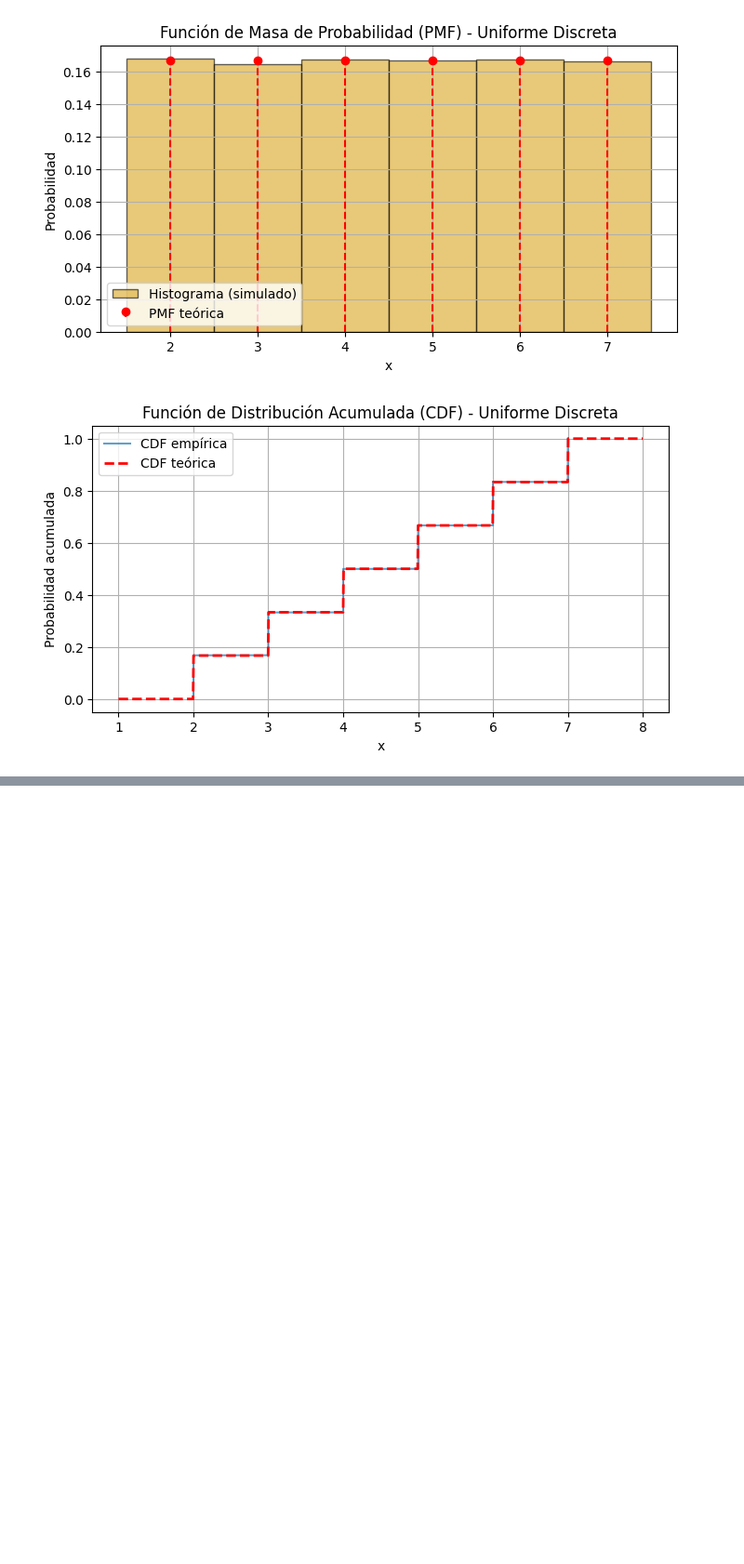
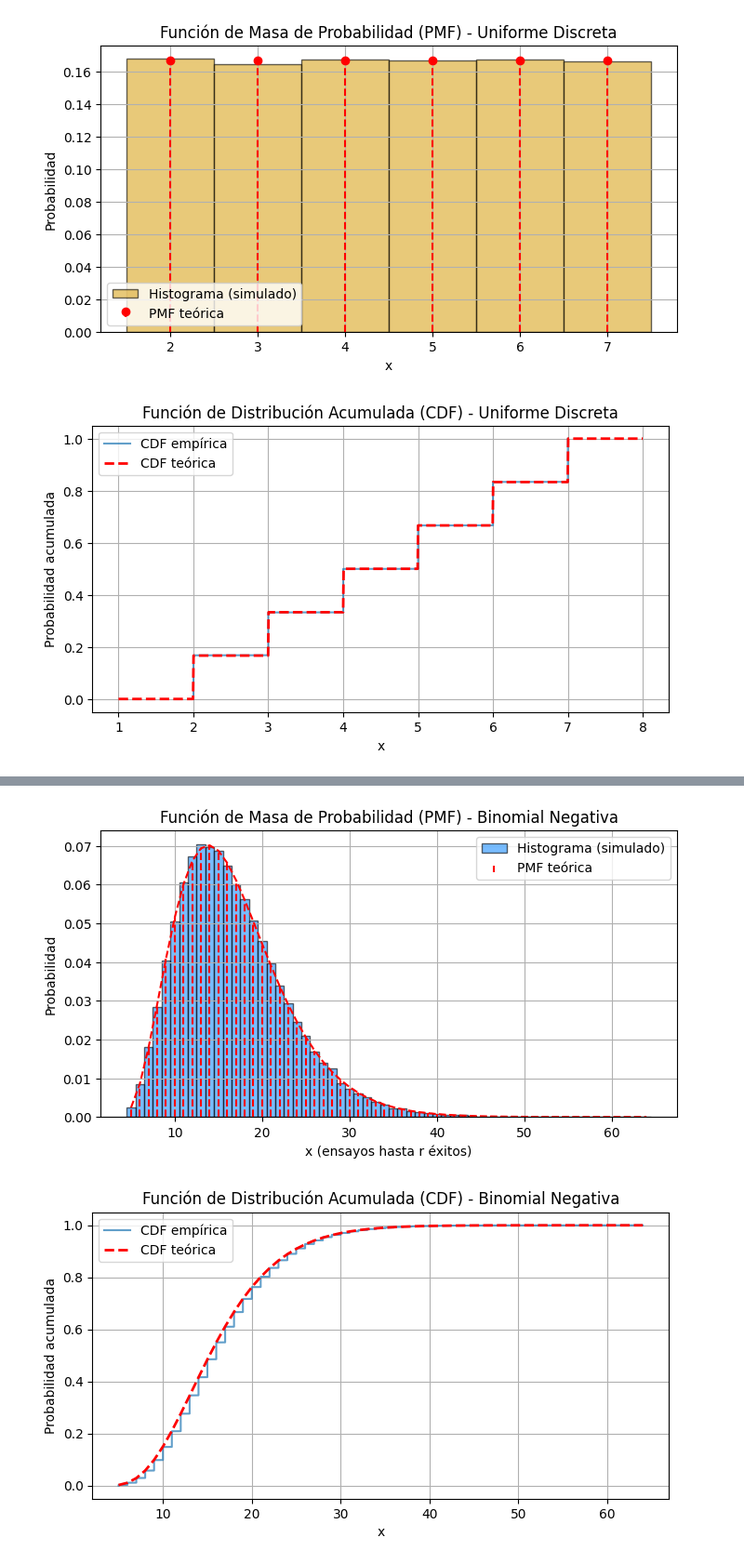
Before and after one commit to TonySC1300/Simulacion1, a Jupyter notebook: Catalogo.ipynb, the cells around one changed output, grey strips where cells are left out. Shown at 93% size. Cells and saved outputs as stored; diff of their text form; code cells hidden in the pictures; blank space fills up the shorter version.

```diff
--- a/Catalogo.ipynb
+++ b/Catalogo.ipynb
@@ -2101,0 +2642,78 @@ Desviación estándar teórica: 1.7078 | Empírica: 1.7082
+# %%
+import numpy as np
+import matplotlib.pyplot as plt
+from random import random
+from math import comb
+
+# Parámetros de la distribución binomial negativa
+nb_r = 5       # número de éxitos requeridos
+nb_p = 0.3     # probabilidad de éxito
+
+# Teóricos
+nb_media_teo = nb_r / nb_p
+nb_var_teo = nb_r * (1 - nb_p) / nb_p**2
+nb_std_teo = np.sqrt(nb_var_teo)
+
+# Simulación directa: cuenta ensayos hasta alcanzar r éxitos
+def simular_binomial_negativa(n):
+    lista_nb = []
+    for _ in range(n):
+        exitos = 0
+        ensayos = 0
+        while exitos < nb_r:
+            ensayos += 1
+            if random() < nb_p:
+                exitos += 1
+        lista_nb.append(ensayos)
+    return lista_nb
+
+# Número de simulaciones
+k_nb = 100000
+
+# Llamada a la función
+datos_nb = simular_binomial_negativa(k_nb)
+
+# Estadísticas empíricas
+nb_media_emp = np.mean(datos_nb)
+nb_var_emp = np.var(datos_nb)
+nb_std_emp = np.std(datos_nb)
+
+# Imprimir resultados
+print(f"Distribución Binomial Negativa (r={nb_r}, p={nb_p}) con {k_nb} simulaciones")
+print(f"Media teórica: {nb_media_teo:.4f} | Empírica: {nb_media_emp:.4f}")
+print(f"Varianza teórica: {nb_var_teo:.4f} | Empírica: {nb_var_emp:.4f}")
+print(f"Desviación estándar teórica: {nb_std_teo:.4f} | Empírica: {nb_std_emp:.4f}")
+print("")
+
+# === GRAFICAR HISTOGRAMA + PMF TEÓRICA ===
+valores_nb = np.arange(nb_r, max(datos_nb)+1)
+pmf_nb = [comb(k - 1, nb_r - 1) * nb_p**nb_r * (1 - nb_p)**(k - nb_r) for k in valores_nb]
+
+plt.figure(figsize=(8, 4))
+plt.hist(datos_nb, bins=np.arange(nb_r - 0.5, max(datos_nb) + 1.5, 1), density=True,
+         alpha=0.6, label="Histograma (simulado)", color='dodgerblue', edgecolor='black')
+plt.stem(valores_nb, pmf_nb, linefmt='r--', markerfmt='r--', basefmt=" ", label='PMF teórica')
+plt.title('Función de Masa de Probabilidad (PMF) - Binomial Negativa')
+plt.xlabel('x (ensayos hasta r éxitos)')
+plt.ylabel('Probabilidad')
+plt.legend()
+plt.grid(True)
+plt.show()
+
+# === GRAFICAR FUNCIÓN ACUMULADA ===
+datos_nb_ordenados = np.sort(datos_nb)
+y_cdf_nb = np.arange(1, k_nb + 1) / k_nb
+
+# CDF teórica acumulando la PMF
+cdf_teo_nb = np.cumsum(pmf_nb)
+
+plt.figure(figsize=(8, 4))
+plt.plot(datos_nb_ordenados, y_cdf_nb, label='CDF empírica', alpha=0.7)
+plt.plot(valores_nb, cdf_teo_nb, 'r--', label='CDF teórica', linewidth=2)
+plt.title('Función de Distribución Acumulada (CDF) - Binomial Negativa')
+plt.xlabel('x')
+plt.ylabel('Probabilidad acumulada')
+plt.legend()
+plt.grid(True)
+plt.show()
+# %% [output]
@@ -2101,0 +2724,2 @@ Desviación estándar teórica: 1.7078 | Empírica: 1.7082
+[figure, added]
+[figure, added]
```
Also changed, not shown: parts of 20 cells of this notebook.
